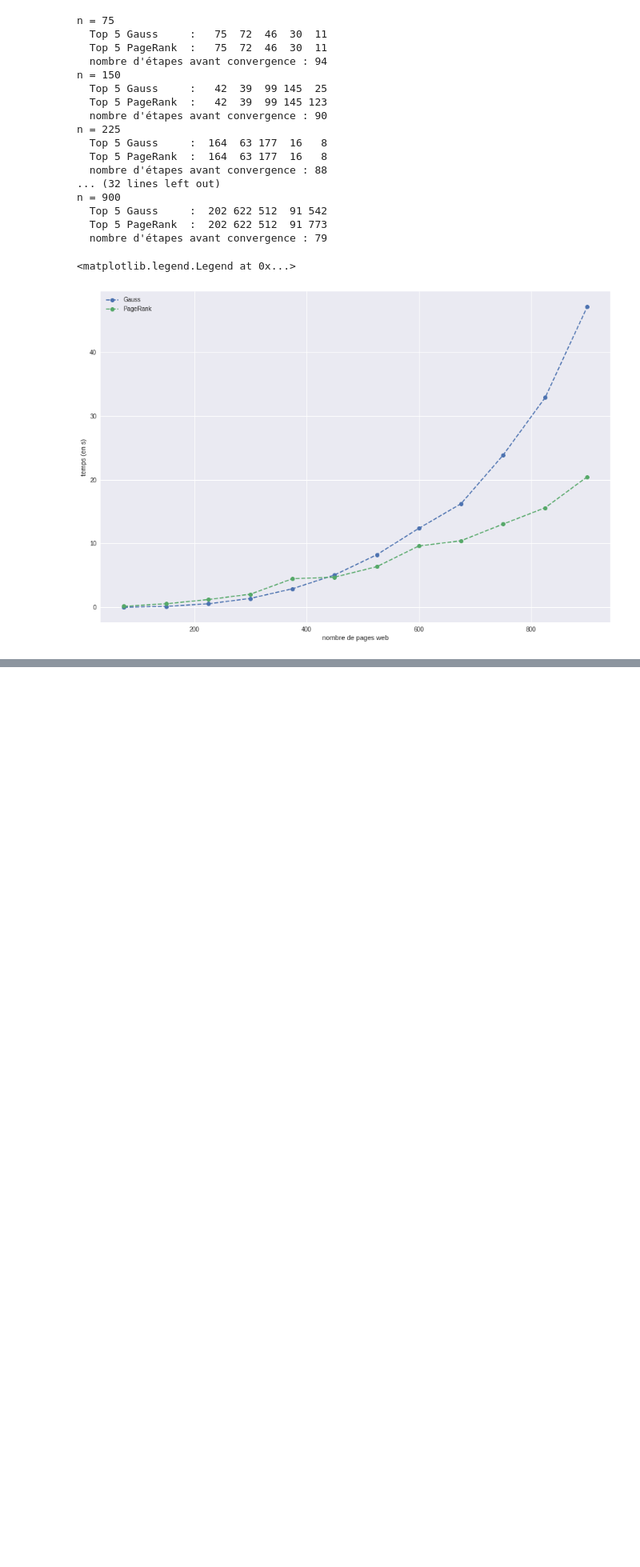
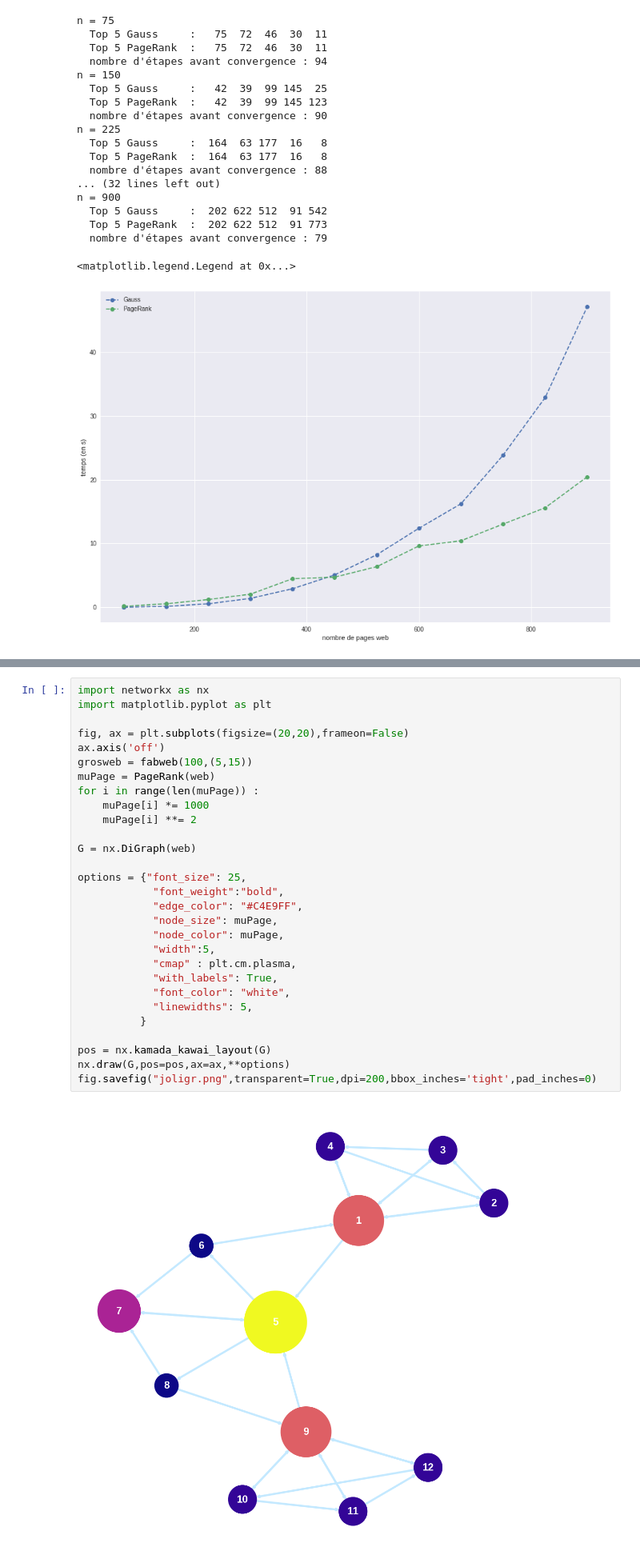
Before and after one commit to Info-TSI-Vieljeux/pourDS, a Jupyter notebook: correcDSweb.ipynb, the cells around one changed output, grey strips where cells are left out. Shown at 80% size. Saved outputs shown, nothing was run; the diff lists cells and outputs as text; blank space fills up the shorter version.

```diff
--- a/correcDSweb.ipynb
+++ b/correcDSweb.ipynb
@@ -960,0 +962,31 @@ afficheTop5(muPage,"PageRank")
+# %%
+import networkx as nx
+import matplotlib.pyplot as plt
+
+fig, ax = plt.subplots(figsize=(20,20),frameon=False)
+ax.axis('off')
+grosweb = fabweb(100,(5,15))
+muPage = PageRank(web)
+for i in range(len(muPage)) :
+    muPage[i] *= 1000
+    muPage[i] **= 2
+
+G = nx.DiGraph(web)
+
+options = {"font_size": 25,
+            "font_weight":"bold",
+            "edge_color": "#C4E9FF",
+            "node_size": muPage,
+            "node_color": muPage,
+            "width":5,
+            "cmap" : plt.cm.plasma,
+            "with_labels": True,
+            "font_color": "white",
+            "linewidths": 5,
+          }
+
+pos = nx.kamada_kawai_layout(G)
+nx.draw(G,pos=pos,ax=ax,**options)
+fig.savefig("joligr.png",transparent=True,dpi=200,bbox_inches='tight',pad_inches=0)
+# %% [output]
+[figure, added]
```
Also changed, not shown: parts of 2 cells of this notebook.
